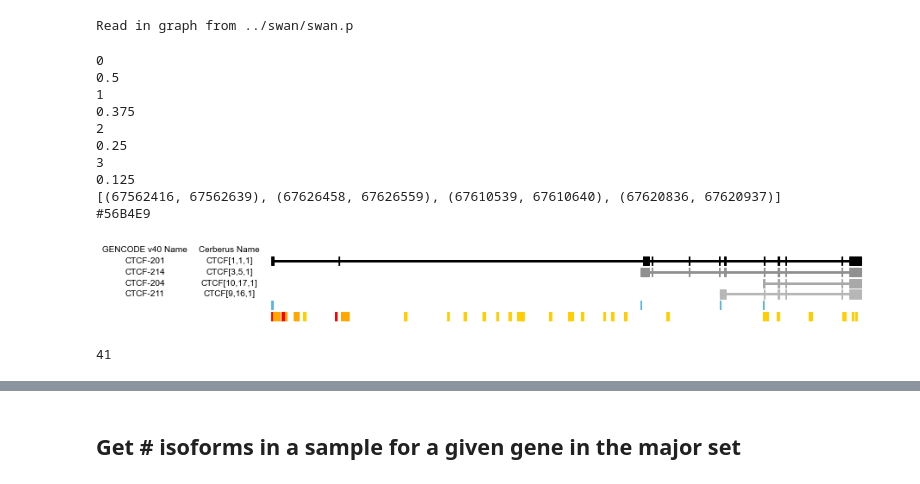
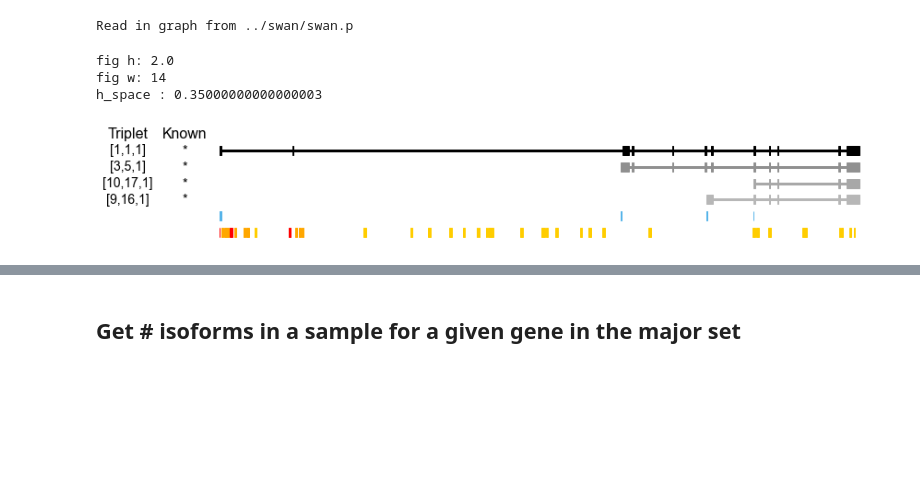
Before and after one commit to fairliereese/rnawg, a Jupyter notebook: lr_bulk/cerberus/triplets/major_isos.ipynb, the cells around one changed output, grey strips where cells are left out. Cells and saved outputs as stored; diff of their text form; code cells hidden in the pictures; blank space fills up the shorter version.

Commit message:
update w/ more browser track updates

```diff
--- a/lr_bulk/cerberus/triplets/major_isos.ipynb
+++ b/lr_bulk/cerberus/triplets/major_isos.ipynb
@@ -186,66 +242,14 @@ def get_tpm_df(sg, tids, obs_col, obs_condition):
 # %%
 # CTCF vessels
 gene = 'CTCF'
 obs_col = 'sample'
 obs_condition = 'vessels'
-ax, tpm_df = plot_major_browser_isoforms(ca, sg, gene, obs_col, obs_condition, major_set, ref_source='v40')
-
-# # TSS regions
-# x = 14
-# h = 0.1
-# y = 0
-
-# tpm_df = add_feat(tpm_df, kind='tss', col='transcript_id')
-# tpm_df.head()
-# tss_df = ca.tss.loc[ca.tss.Name.isin(tpm_df.tss.tolist())]
-# tss_df.head()
-# regions = [(entry.Start, entry.End) for ind, entry in tss_df.iterrows()]
-# color = get_sector_colors()[0]['tss']
-# print(regions)
-# print(color)
-
-# ax = sg.pg.plot_regions(regions, sg.pg.scale, sg.pg.strand, sg.pg.g_min, sg.pg.g_max, x, y, h, color, ax)
-# # plt.axis('off')
-
-# # ccre regions
-# sources = ['pls', 'pels', 'dels']
-# ccre = ca.tss_map.loc[ca.tss_map.source.isin(sources)].copy(deep=True)
-
-# # get ranges w/i this region
-# min_coord = sg.pg.g_min
-# max_coord = sg.pg.g_max
-# chrom = sg.pg.chrom
-
-# ccre['min_coord'] = ccre[['Start', 'End']].min(axis=1)
-# ccre['max_coord'] = ccre[['Start', 'End']].max(axis=1)
-
-# # subset on regions
-# ccre = pr.PyRanges(ccre)
-# region = pr.from_dict({'Chromosome': [chrom],
-#                                 'Start': [min_coord],
-#                                 'End': [max_coord]})
-# # ccre = ccre.intersect(region, strandedness=None, how='containment')
-# ccre = ccre.intersect(region, strandedness=None)
-# ccre = ccre.as_df()
-
-# # colors
-# c_dict, _ = get_ccre_colors()
-# colors = [c_dict[s] for s in ccre.source.tolist()]
-# regions = [(entry.Start, entry.End) for ind, entry in ccre.iterrows()]
-# y = -1*(h*1.25)
-# ax = sg.pg.plot_regions(regions, sg.pg.scale, sg.pg.strand, sg.pg.g_min, sg.pg.g_max, x, y, h, colors, ax)
-# plt.axis('off')
-
-# plt.savefig('figures/ctcf_major_vessels.pdf', dpi=300)
+ax, tpm_df = plot_major_browser_isoforms(ca, sg, gene, obs_col, obs_condition, major_set,
+                                         h=0.2, ref_source='v40', add_tss=True, add_ccre=True)
+fname = 'figures/{}_{}_major_isos_browser.pdf'.format(gene.lower(), obs_condition)
+plt.savefig(fname, dpi=300)
 # %% [output]
-0
-0.5
-1
-0.375
-2
-0.25
-3
-0.125
-[(67562416, 67562639), (67626458, 67626559), (67610539, 67610640), (67620836, 67620937)]
-#56B4E9
+fig h: 2.0
+fig w: 14
+h_space : 0.35000000000000003
-[figure, old version]
+[figure, new version]
@@ -279,4 +255,0 @@ plt.axis('off')
-# %%
-len(ccre.index)
-# %% [output]
-41
```
Also changed, not shown: parts of 15 cells of this notebook, 1 other file.
